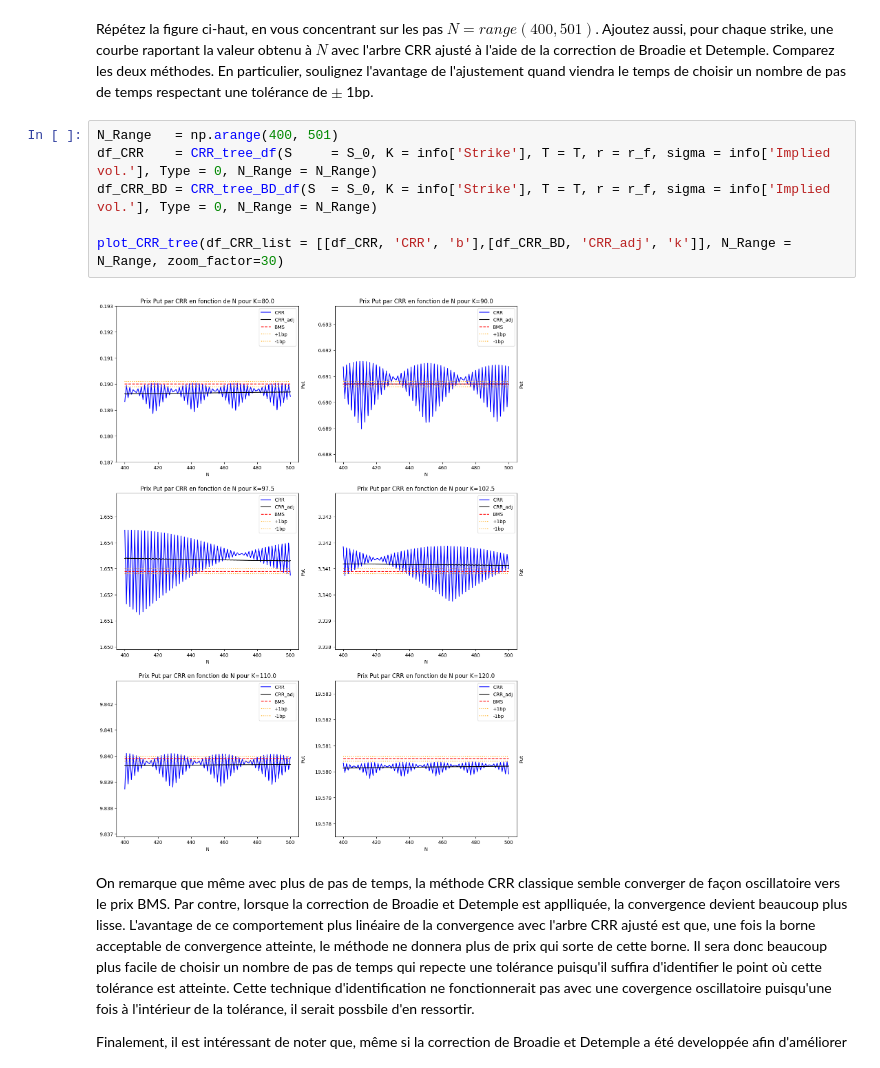
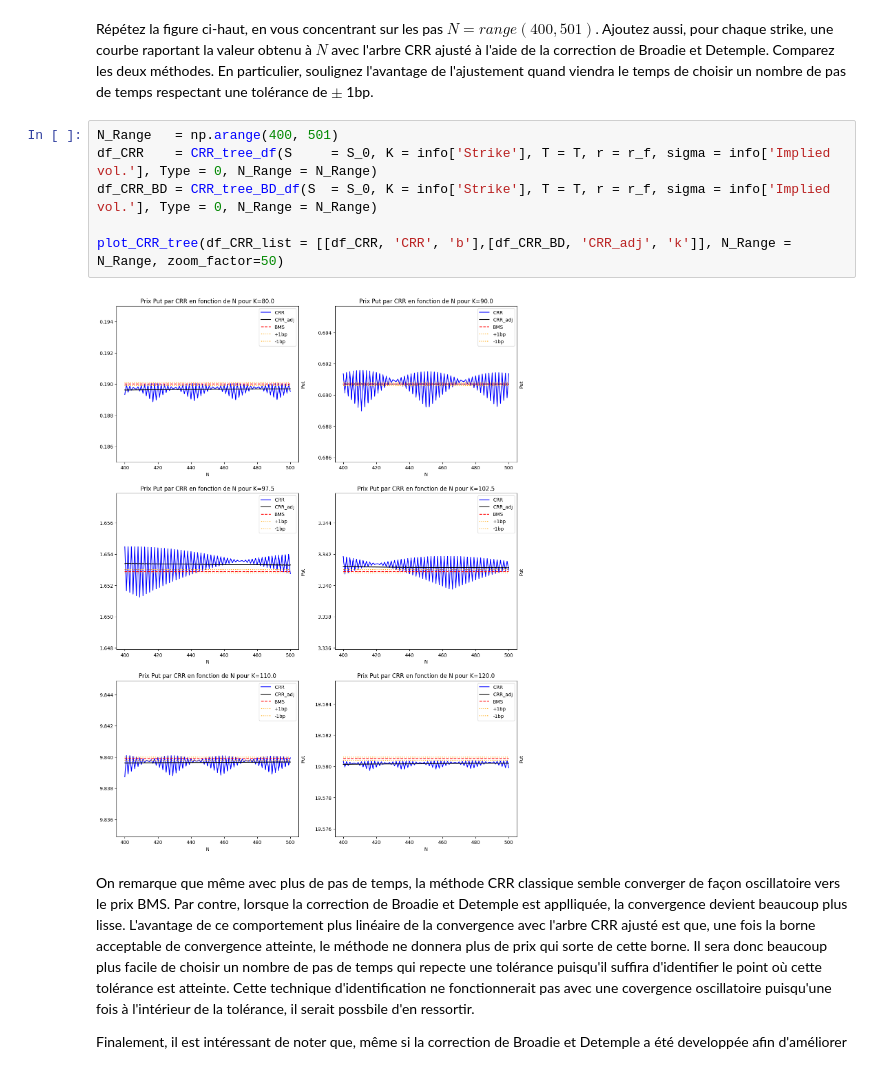
Before and after one commit to Thomas4390/produits_derives, a Jupyter notebook: assignment1_202301.ipynb, the cells around one changed output. Saved outputs shown, nothing was run; the diff lists cells and outputs as text.

```diff
--- a/assignment1_202301.ipynb
+++ b/assignment1_202301.ipynb
@@ -92,11 +92,11 @@ Ajoutez aussi, pour chaque strike, une courbe raportant la valeur obtenu à $N$
 # %%
 N_Range   = np.arange(400, 501)
 df_CRR    = CRR_tree_df(S     = S_0, K = info['Strike'], T = T, r = r_f, sigma = info['Implied vol.'], Type = 0, N_Range = N_Range)
 df_CRR_BD = CRR_tree_BD_df(S  = S_0, K = info['Strike'], T = T, r = r_f, sigma = info['Implied vol.'], Type = 0, N_Range = N_Range)
 
-plot_CRR_tree(df_CRR_list = [[df_CRR, 'CRR', 'b'],[df_CRR_BD, 'CRR_adj', 'k']], N_Range = N_Range, zoom_factor=30)
+plot_CRR_tree(df_CRR_list = [[df_CRR, 'CRR', 'b'],[df_CRR_BD, 'CRR_adj', 'k']], N_Range = N_Range, zoom_factor=50)
 # %% [output]
-[figure, old version]
+[figure, new version]
 # %% [markdown]
 On remarque que même avec plus de pas de temps, la méthode CRR classique semble converger de façon oscillatoire vers le prix BMS. Par contre, lorsque la correction de Broadie et Detemple est applliquée, la convergence devient beaucoup plus lisse. L'avantage de ce comportement plus linéaire de la convergence avec l'arbre CRR ajusté est que, une fois la borne acceptable de convergence atteinte, le méthode ne donnera plus de prix qui sorte de cette borne. Il sera donc beaucoup plus facile de choisir un nombre de pas de temps qui repecte une tolérance puisqu'il suffira d'identifier le point où cette tolérance est atteinte. Cette technique d'identification ne fonctionnerait pas avec une covergence oscillatoire puisqu'une fois à l'intérieur de la tolérance, il serait possbile d'en ressortir.
 
```
Also changed, not shown: parts of 8 cells of this notebook.
